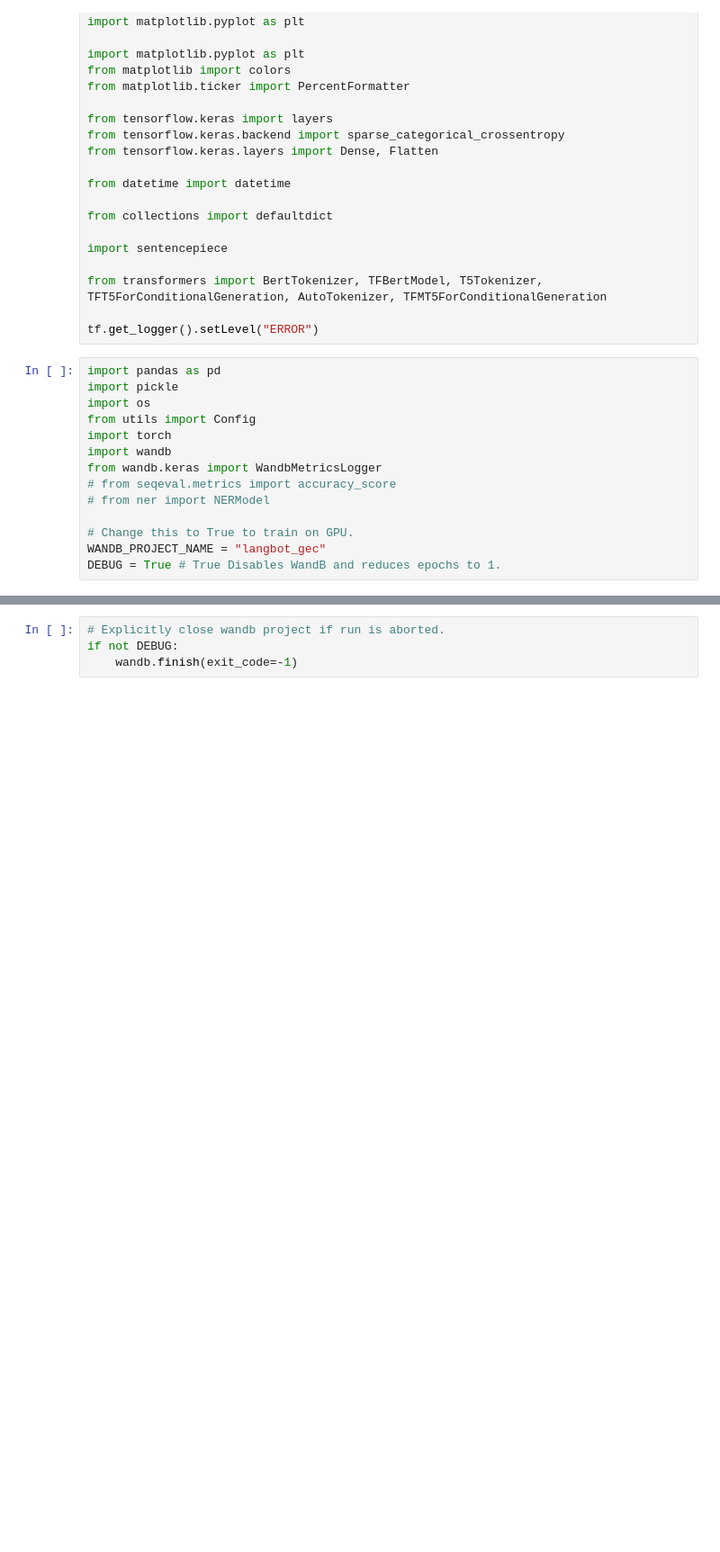
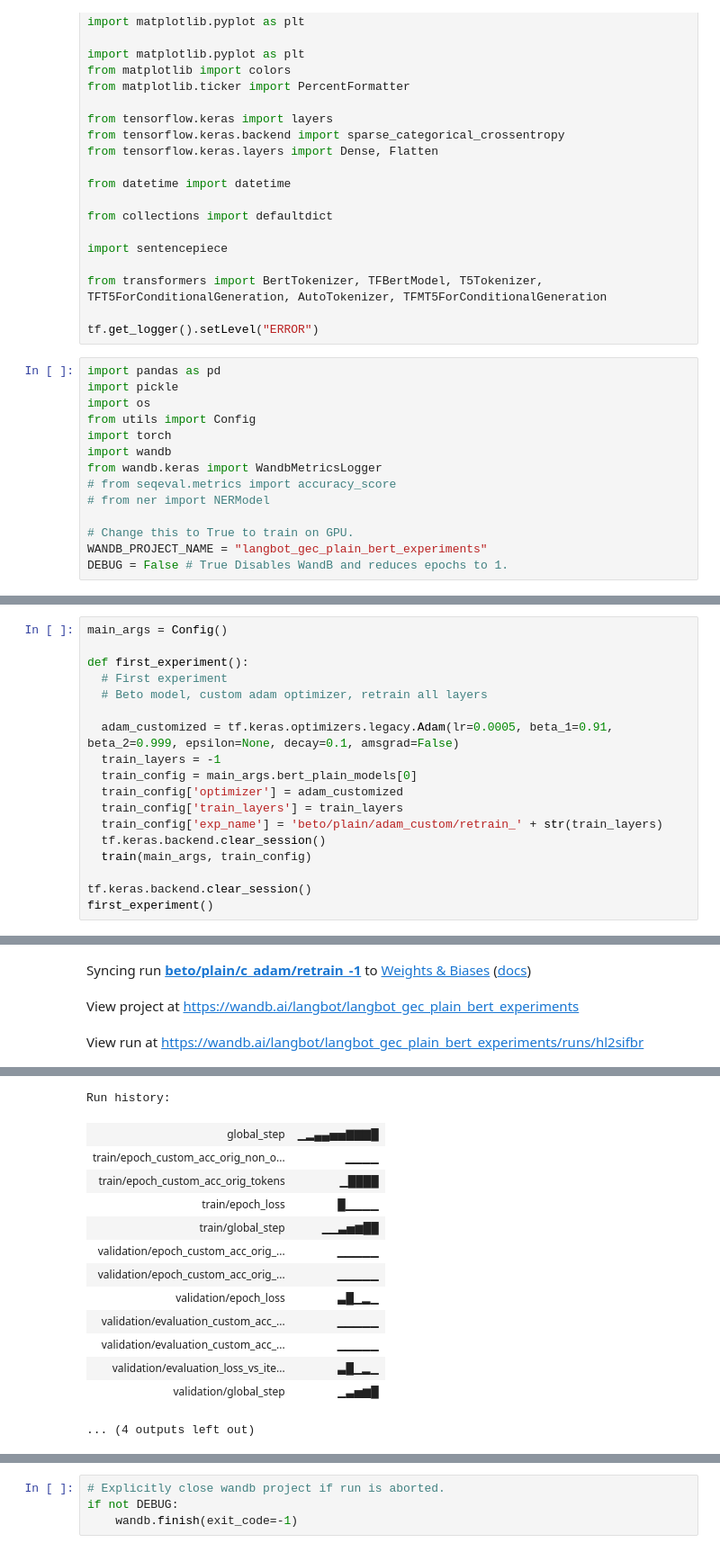
Before and after one commit to team-langbot/model_gec, a Jupyter notebook: gec_bert_plain.ipynb, the cells around one changed output, grey strips where cells are left out. Shown at 90% size. Drawn from its saved outputs; the diff is of its cells as text; blank space fills up the shorter version.

Commit message:
Plain vanilla BERT experiments

```diff
--- a/gec_bert_plain.ipynb
+++ b/gec_bert_plain.ipynb
@@ -99,5 +112,5 @@ from wandb.keras import WandbMetricsLogger
 # from ner import NERModel
 
 # Change this to True to train on GPU.
-WANDB_PROJECT_NAME = "langbot_gec"
-DEBUG = True # True Disables WandB and reduces epochs to 1.
+WANDB_PROJECT_NAME = "langbot_gec_plain_bert_experiments"
+DEBUG = False # True Disables WandB and reduces epochs to 1.
@@ -296,0 +304,19 @@ def train(main_args, bert_config):
+# %%
+main_args = Config()
+
+def first_experiment():
+  # First experiment
+  # Beto model, custom adam optimizer, retrain all layers
+
+  adam_customized = tf.keras.optimizers.legacy.Adam(lr=0.0005, beta_1=0.91, beta_2=0.999, epsilon=None, decay=0.1, amsgrad=False)
+  train_layers = -1
+  train_config = main_args.bert_plain_models[0]
+  train_config['optimizer'] = adam_customized
+  train_config['train_layers'] = train_layers
+  train_config['exp_name'] = 'beto/plain/adam_custom/retrain_' + str(train_layers)
+  tf.keras.backend.clear_session()
+  train(main_args, train_config)
+
+tf.keras.backend.clear_session()
+first_experiment()
+# %% [output]
@@ -296,0 +326,3 @@ def train(main_args, bert_config):
+Syncing run beto/plain/c_adam/retrain_-1 to Weights & Biases (docs)
+View project at https://wandb.ai/langbot/langbot_gec_plain_bert_experiments
+View run at https://wandb.ai/langbot/langbot_gec_plain_bert_experiments/runs/hl2sifbr
@@ -296,0 +361,14 @@ def train(main_args, bert_config):
+Run history:
+| global_step | ▁▂▄▄▅▅▇▇▇█ |
+| train/epoch_custom_acc_orig_non_o... | ▁▁▁▁ |
+| train/epoch_custom_acc_orig_tokens | ▁████ |
+| train/epoch_loss | █▁▁▁▁ |
+| train/global_step | ▁▁▃▅▆██ |
+| validation/epoch_custom_acc_orig_... | ▁▁▁▁▁ |
+| validation/epoch_custom_acc_orig_... | ▁▁▁▁▁ |
+| validation/epoch_loss | ▃█▁▂▁ |
+| validation/evaluation_custom_acc_... | ▁▁▁▁▁ |
+| validation/evaluation_custom_acc_... | ▁▁▁▁▁ |
+| validation/evaluation_loss_vs_ite... | ▃█▁▂▁ |
+| validation/global_step | ▁▃▅▆█ |
+... (4 outputs left out)
```
Also changed, not shown: parts of 30 cells of this notebook, 2 other files.
